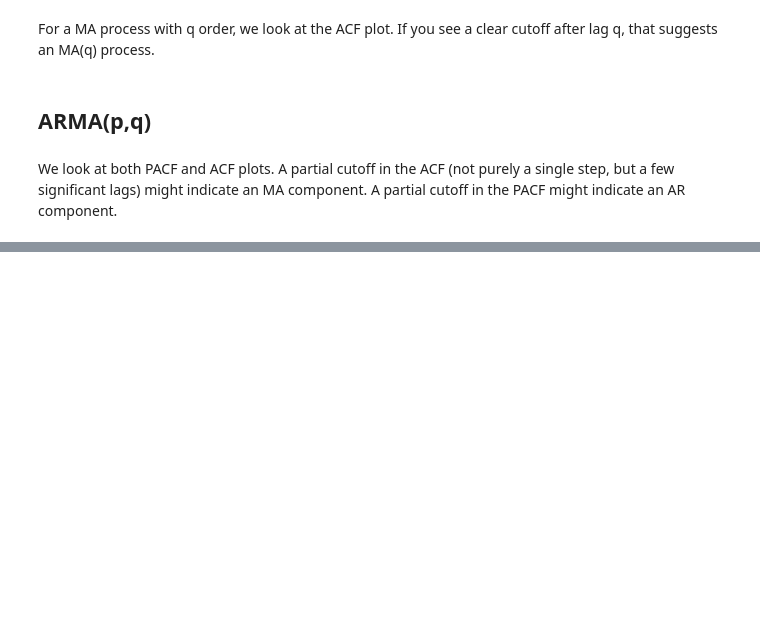
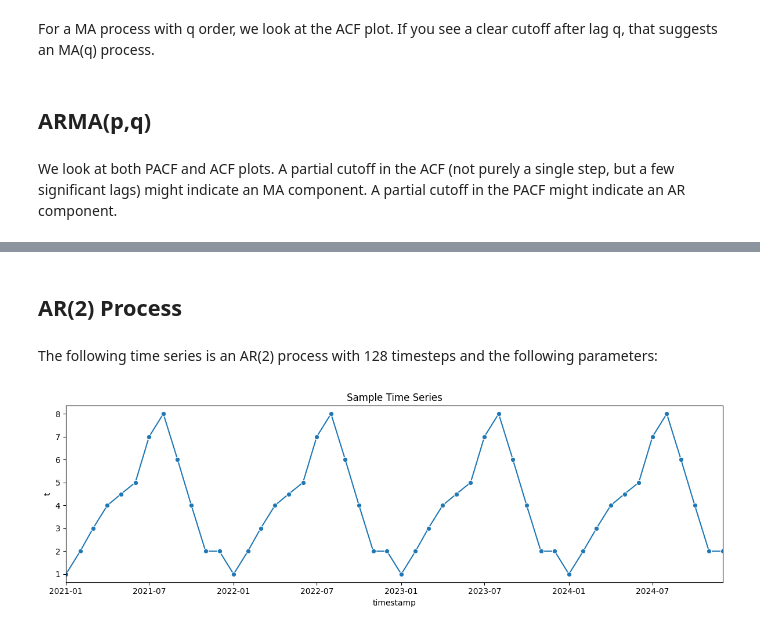
Before and after one commit to Shirui-peng/Deep-Learning-in-Quantitative-Trading, a Jupyter notebook: Chapter2/02_ts_models.ipynb, the cells around one changed output, grey strips where cells are left out. Drawn from its saved outputs; the diff is of its cells as text; code cells hidden in the pictures; blank space fills up the shorter version.

```diff
--- a/Chapter2/02_ts_models.ipynb
+++ b/Chapter2/02_ts_models.ipynb
@@ -71,0 +72,39 @@ plt.legend()
+# %% [markdown]
+## AR(2) Process
+# %% [markdown]
+The following time series is an AR(2) process with 128 timesteps and the following parameters:
+# %%
+import seaborn as sns
+from statsmodels.tsa.stattools import adfuller
+
+def check_stationarity(series):
+    # Copied from https://machinelearningmastery.com/time-series-data-stationary-python/
+
+    result = adfuller(series.values)
+
+    print('ADF Statistic: %f' % result[0])
+    print('p-value: %f' % result[1])
+    print('Critical Values:')
+    for key, value in result[4].items():
+        print('\t%s: %.3f' % (key, value))
+
+    if (result[1] <= 0.05) & (result[4]['5%'] > result[0]):
+        print("\u001b[32mStationary\u001b[0m")
+    else:
+        print("\x1b[31mNon-stationary\x1b[0m")
+
+T = 12
+
+sample = pd.DataFrame({'timestamp' : pd.date_range('2021-01-01', periods=48, freq='MS'),
+                       't' : [1, 2, 3, 4, 4.5, 5, 7, 8, 6, 4, 2, 2, 1, 2, 3, 4, 4.5, 5, 7, 8, 6, 4, 2, 2, 1, 2, 3, 4, 4.5, 5, 7, 8, 6, 4, 2, 2, 1, 2, 3, 4, 4.5, 5, 7, 8, 6, 4, 2, 2]
+                      })
+
+f, ax = plt.subplots(nrows=1, ncols=1, figsize=(12, 4))
+
+sns.lineplot(x=sample.timestamp, y=sample['t'], marker='o')
+ax.set_xlim([sample.timestamp.iloc[0], sample.timestamp.iloc[-1]])
+ax.set_title('Sample Time Series')
+plt.tight_layout()
+plt.show()
+# %% [output]
+[figure, added]
```
Also changed, not shown: parts of 11 cells of this notebook.
